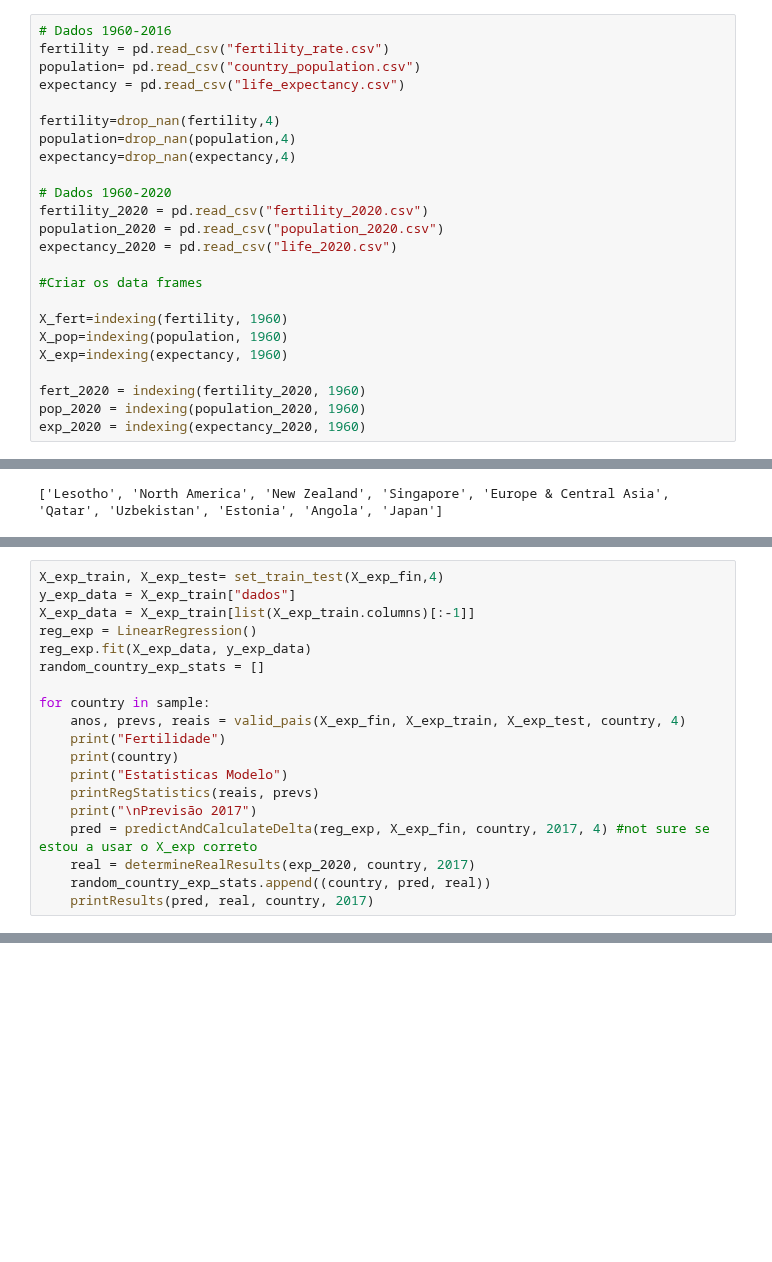
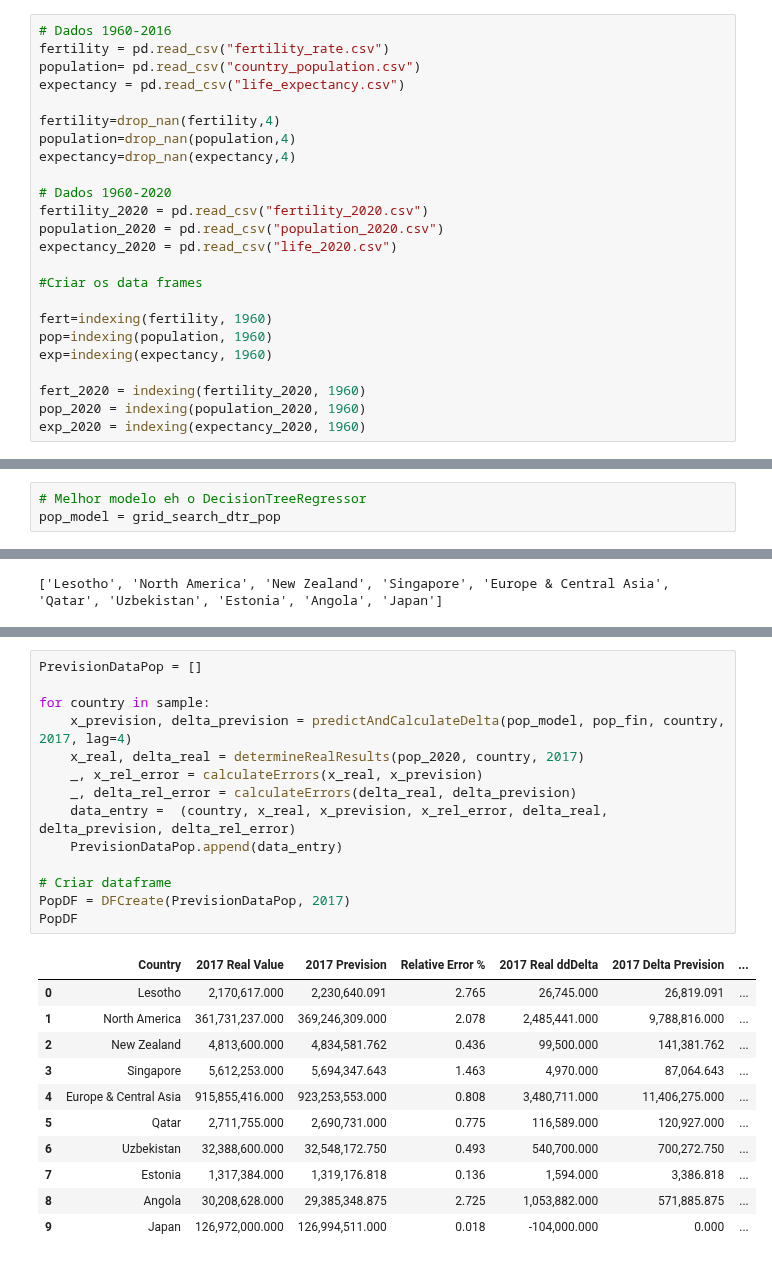
Before and after one commit to Singularitty/AAAssignments, a Jupyter notebook: Projeto/Projeto_AA.ipynb, the cells around one changed output, grey strips where cells are left out. Saved outputs shown, nothing was run; the diff lists cells and outputs as text; blank space fills up the shorter version.

Commit message:
Selecao parametros, treino modelos, dataframes dados

```diff
--- a/Projeto/Projeto_AA.ipynb
+++ b/Projeto/Projeto_AA.ipynb
@@ -119,9 +160,9 @@ expectancy_2020 = pd.read_csv("life_2020.csv")
 
 #Criar os data frames
 
-X_fert=indexing(fertility, 1960)
-X_pop=indexing(population, 1960)
-X_exp=indexing(expectancy, 1960)
+fert=indexing(fertility, 1960)
+pop=indexing(population, 1960)
+exp=indexing(expectancy, 1960)
 
 fert_2020 = indexing(fertility_2020, 1960)
 pop_2020 = indexing(population_2020, 1960)
@@ -128,0 +241,3 @@ exp_2020 = indexing(expectancy_2020, 1960)
+# %%
+# Melhor modelo eh o DecisionTreeRegressor
+pop_model = grid_search_dtr_pop
@@ -305,19 +358,0 @@ Error:   Absolute = 0.02    Relative = 0.01197
-# %%
-X_exp_train, X_exp_test= set_train_test(X_exp_fin,4)
-y_exp_data = X_exp_train["dados"]
-X_exp_data = X_exp_train[list(X_exp_train.columns)[:-1]]
-reg_exp = LinearRegression()
-reg_exp.fit(X_exp_data, y_exp_data)
-random_country_exp_stats = []
-
-for country in sample:
-    anos, prevs, reais = valid_pais(X_exp_fin, X_exp_train, X_exp_test, country, 4)
-    print("Fertilidade")
-    print(country)
-    print("Estatisticas Modelo")
-    printRegStatistics(reais, prevs)
-    print("\nPrevisão 2017")
-    pred = predictAndCalculateDelta(reg_exp, X_exp_fin, country, 2017, 4) #not sure se estou a usar o X_exp correto
-    real = determineRealResults(exp_2020, country, 2017)
-    random_country_exp_stats.append((country, pred, real))
-    printResults(pred, real, country, 2017)
@@ -341,0 +361,26 @@ Error:   Absolute = 0.07    Relative = 0.00083
+# %%
+PrevisionDataPop = []
+
+for country in sample:
+    x_prevision, delta_prevision = predictAndCalculateDelta(pop_model, pop_fin, country, 2017, lag=4)
+    x_real, delta_real = determineRealResults(pop_2020, country, 2017)
+    _, x_rel_error = calculateErrors(x_real, x_prevision)
+    _, delta_rel_error = calculateErrors(delta_real, delta_prevision)
+    data_entry =  (country, x_real, x_prevision, x_rel_error, delta_real, delta_prevision, delta_rel_error)
+    PrevisionDataPop.append(data_entry)
+
+# Criar dataframe
+PopDF = DFCreate(PrevisionDataPop, 2017)
+PopDF
+# %% [output]
+|  | Country | 2017 Real Value | 2017 Prevision | Relative Error % | 2017 Real ddDelta | 2017 Delta Prevision | ... |
+| 0 | Lesotho | 2,170,617.000 | 2,230,640.091 | 2.765 | 26,745.000 | 26,819.091 | ... |
+| 1 | North America | 361,731,237.000 | 369,246,309.000 | 2.078 | 2,485,441.000 | 9,788,816.000 | ... |
+| 2 | New Zealand | 4,813,600.000 | 4,834,581.762 | 0.436 | 99,500.000 | 141,381.762 | ... |
+| 3 | Singapore | 5,612,253.000 | 5,694,347.643 | 1.463 | 4,970.000 | 87,064.643 | ... |
+| 4 | Europe & Central Asia | 915,855,416.000 | 923,253,553.000 | 0.808 | 3,480,711.000 | 11,406,275.000 | ... |
+| 5 | Qatar | 2,711,755.000 | 2,690,731.000 | 0.775 | 116,589.000 | 120,927.000 | ... |
+| 6 | Uzbekistan | 32,388,600.000 | 32,548,172.750 | 0.493 | 540,700.000 | 700,272.750 | ... |
+| 7 | Estonia | 1,317,384.000 | 1,319,176.818 | 0.136 | 1,594.000 | 3,386.818 | ... |
+| 8 | Angola | 30,208,628.000 | 29,385,348.875 | 2.725 | 1,053,882.000 | 571,885.875 | ... |
+| 9 | Japan | 126,972,000.000 | 126,994,511.000 | 0.018 | -104,000.000 | 0.000 | ... |
```
Also changed, not shown: parts of 36 cells of this notebook.
